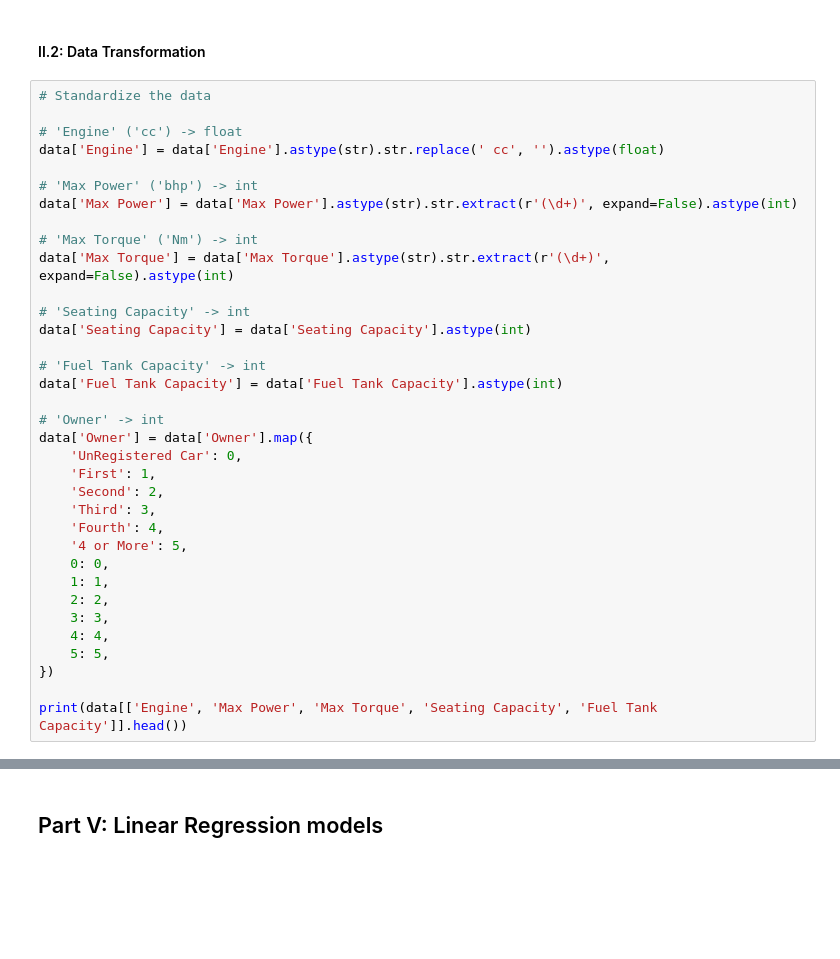
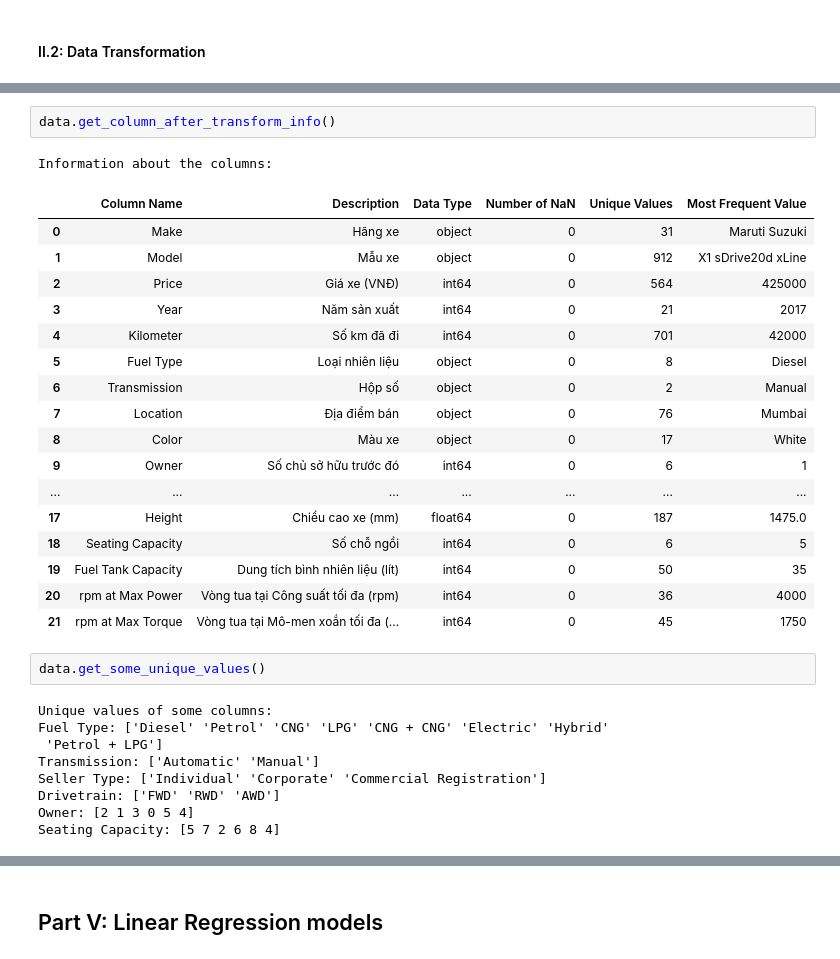
Before and after one commit to ductai05/Math-For-AI, a Jupyter notebook: DucTai_LR.ipynb, the cells around one changed output, grey strips where cells are left out. Drawn from its saved outputs; the diff is of its cells as text; blank space fills up the shorter version.

```diff
--- a/DucTai_LR.ipynb
+++ b/DucTai_LR.ipynb
@@ -135,37 +497,2 @@ Number of missing values after cleaning: 0
 # %% [markdown]
 #### II.2: Data Transformation
-# %%
-# Standardize the data
-
-# 'Engine' ('cc') -> float
-data['Engine'] = data['Engine'].astype(str).str.replace(' cc', '').astype(float)
-
-# 'Max Power' ('bhp') -> int
-data['Max Power'] = data['Max Power'].astype(str).str.extract(r'(\d+)', expand=False).astype(int)
-
-# 'Max Torque' ('Nm') -> int
-data['Max Torque'] = data['Max Torque'].astype(str).str.extract(r'(\d+)', expand=False).astype(int)
-
-# 'Seating Capacity' -> int
-data['Seating Capacity'] = data['Seating Capacity'].astype(int)
-
-# 'Fuel Tank Capacity' -> int
-data['Fuel Tank Capacity'] = data['Fuel Tank Capacity'].astype(int)
-
-# 'Owner' -> int
-data['Owner'] = data['Owner'].map({
-    'UnRegistered Car': 0,
-    'First': 1,
-    'Second': 2,
-    'Third': 3,
-    'Fourth': 4,
-    '4 or More': 5,
-    0: 0,
-    1: 1,
-    2: 2,
-    3: 3,
-    4: 4,
-    5: 5,
-})
-
-print(data[['Engine', 'Max Power', 'Max Torque', 'Seating Capacity', 'Fuel Tank Capacity']].head())
@@ -233,0 +514,32 @@ Numeric Columns and Unique Values:
+# %%
+data.get_column_after_transform_info()
+# %% [output]
+Information about the columns:
+|  | Column Name | Description | Data Type | Number of NaN | Unique Values | Most Frequent Value |
+| 0 | Make | Hãng xe | object | 0 | 31 | Maruti Suzuki |
+| 1 | Model | Mẫu xe | object | 0 | 912 | X1 sDrive20d xLine |
+| 2 | Price | Giá xe (VNĐ) | int64 | 0 | 564 | 425000 |
+| 3 | Year | Năm sản xuất | int64 | 0 | 21 | 2017 |
+| 4 | Kilometer | Số km đã đi | int64 | 0 | 701 | 42000 |
+| 5 | Fuel Type | Loại nhiên liệu | object | 0 | 8 | Diesel |
+| 6 | Transmission | Hộp số | object | 0 | 2 | Manual |
+| 7 | Location | Địa điểm bán | object | 0 | 76 | Mumbai |
+| 8 | Color | Màu xe | object | 0 | 17 | White |
+| 9 | Owner | Số chủ sở hữu trước đó | int64 | 0 | 6 | 1 |
+| ... | ... | ... | ... | ... | ... | ... |
+| 17 | Height | Chiều cao xe (mm) | float64 | 0 | 187 | 1475.0 |
+| 18 | Seating Capacity | Số chỗ ngồi | int64 | 0 | 6 | 5 |
+| 19 | Fuel Tank Capacity | Dung tích bình nhiên liệu (lít) | int64 | 0 | 50 | 35 |
+| 20 | rpm at Max Power | Vòng tua tại Công suất tối đa (rpm) | int64 | 0 | 36 | 4000 |
+| 21 | rpm at Max Torque | Vòng tua tại Mô-men xoắn tối đa (... | int64 | 0 | 45 | 1750 |
+# %%
+data.get_some_unique_values()
+# %% [output]
+Unique values of some columns:
+Fuel Type: ['Diesel' 'Petrol' 'CNG' 'LPG' 'CNG + CNG' 'Electric' 'Hybrid'
+ 'Petrol + LPG']
+Transmission: ['Automatic' 'Manual']
+Seller Type: ['Individual' 'Corporate' 'Commercial Registration']
+Drivetrain: ['FWD' 'RWD' 'AWD']
+Owner: [2 1 3 0 5 4]
+Seating Capacity: [5 7 2 6 8 4]
```
Also changed, not shown: parts of 57 cells of this notebook.
